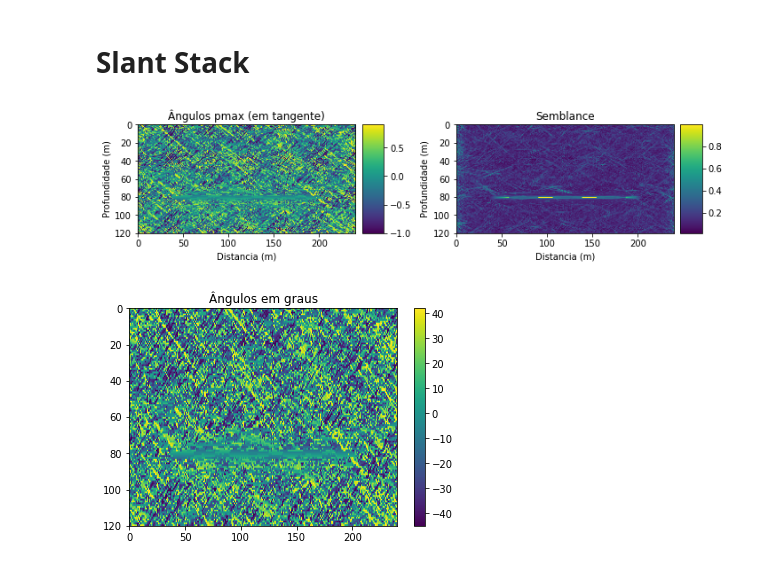
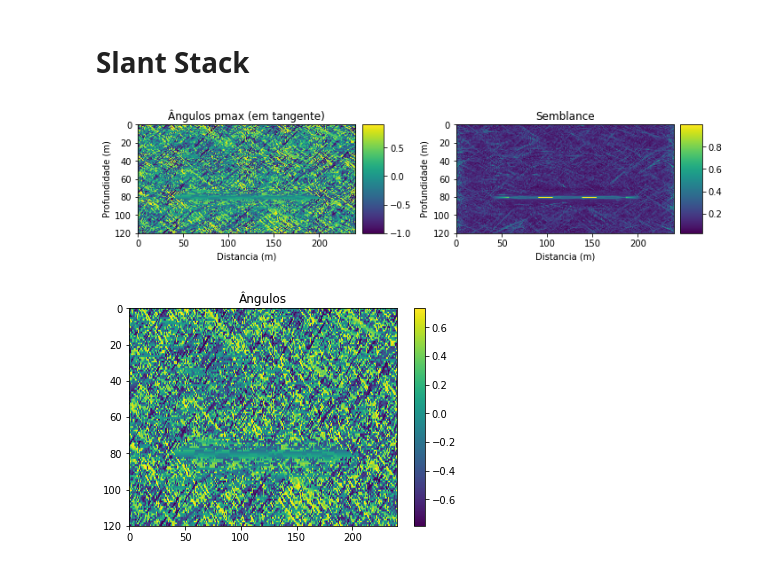
Before and after one commit to GuilhermeZakarewicz/DiffraPy, a Jupyter notebook: Funcao_Peso_Barra.ipynb, the cells around one changed output. Saved outputs shown, nothing was run; the diff lists cells and outputs as text; code cells hidden in the pictures.

```diff
--- a/Funcao_Peso_Barra.ipynb
+++ b/Funcao_Peso_Barra.ipynb
@@ -232,49 +220,55 @@ xwin=zwin=30
 dx=dz=1
 x_ini=z_ini=0
 
-pm,sm = SlantStack_v2.local_window(MOD.T,xwin,zwin,x_ini,z_ini,dx,dz,pmin,pmax,dp)
+#pm,sm = SlantStack.local_window(MOD.T,xwin,zwin,x_ini,z_ini,dx,dz,pmin,pmax,dp)
 
 with open("Data/CSG_diffbar/barra_dipfield", "wb") as f:
     np.save(f,pm)
+
+with open("Data/CSG_diffbar/barra_semblance", "wb") as f:
+    np.save(f,sm)
 # %%
 with open("Data/CSG_diffbar/barra_dipfield", "rb") as f:
-    tst = np.load(f)
+    pm = np.load(f)
+
+with open("Data/CSG_diffbar/barra_semblance", "rb") as f:
+    sm = np.load(f)
 
 from mpl_toolkits.axes_grid1 import make_axes_locatable
 
 fig = plt.figure(figsize=(10, 10))
 
 ax1 = fig.add_subplot(121)
 ax1.set_title("Ângulos pmax (em tangente)")
 ax1.set_xlabel("Distancia (m)")
 ax1.set_ylabel("Profundidade (m)")
-im1 = ax1.imshow(tst,extent=[0, nx*dx, nz*dz, 0])
+im1 = ax1.imshow(pm,extent=[0, nx*dx, nz*dz, 0])
 divider = make_axes_locatable(ax1)
 cax = divider.append_axes('right', size='10%', pad=0.1)
 fig.colorbar(im1, cax=cax, orientation='vertical')
 
 
 ax2 = fig.add_subplot(122)
 ax2.set_title("Semblance")
 ax2.set_xlabel("Distancia (m)")
 ax2.set_ylabel("Profundidade (m)")
 im2 = ax2.imshow(sm,extent=[0, nx*dx, nz*dz, 0])
 divider = make_axes_locatable(ax2)
 cax = divider.append_axes('right', size='10%', pad=0.1)
 fig.colorbar(im2, cax=cax, orientation='vertical')
 
 plt.tight_layout()
 plt.show()
 # %% [output]
-[figure, old version]
+[figure, new version]
 # %%
-m_theta = np.degrees(np.arctan(tst))
+m_theta = np.arctan(pm)
 plt.imshow(m_theta,extent=[0, ntr*dx, nz*dz, 0], aspect="auto")
-plt.title("Ângulos em graus")
+plt.title("Ângulos")
 plt.colorbar()
 plt.show()
 # %% [output]
-[figure, old version]
+[figure, new version]
 # %%
 X = np.sin(m_theta)
 Y = np.cos(m_theta)
```
Also changed, not shown: parts of 15 cells of this notebook, 28 other files.
